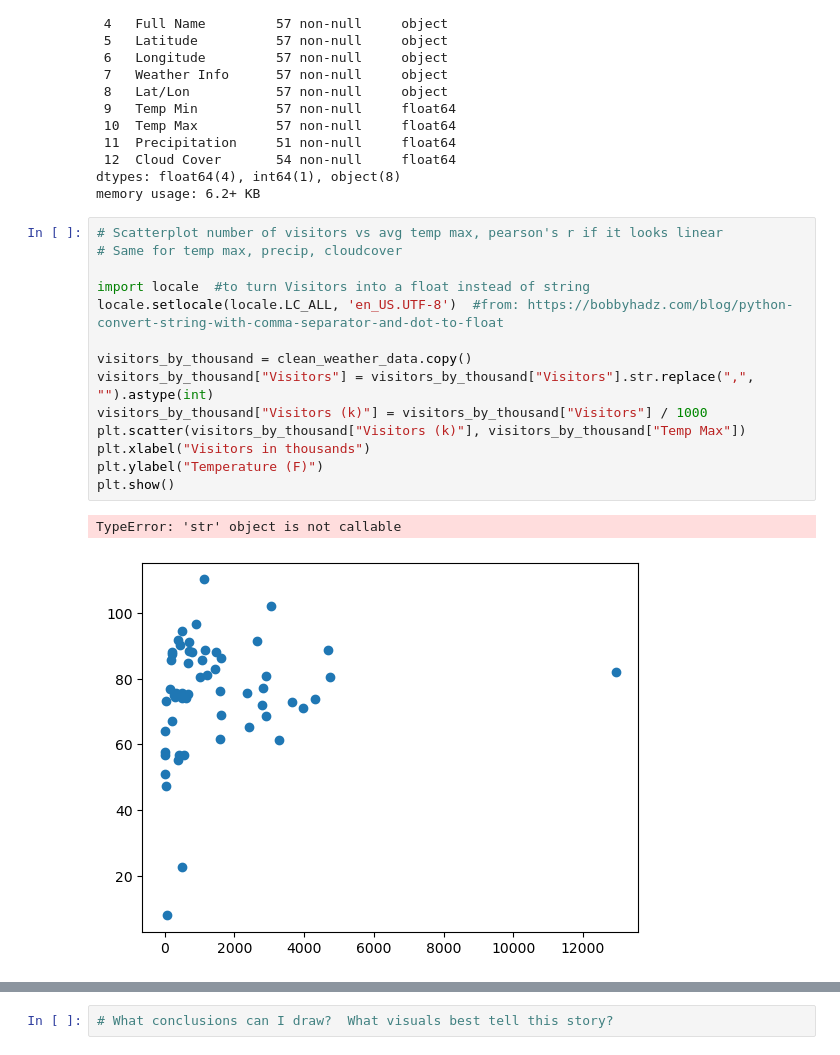
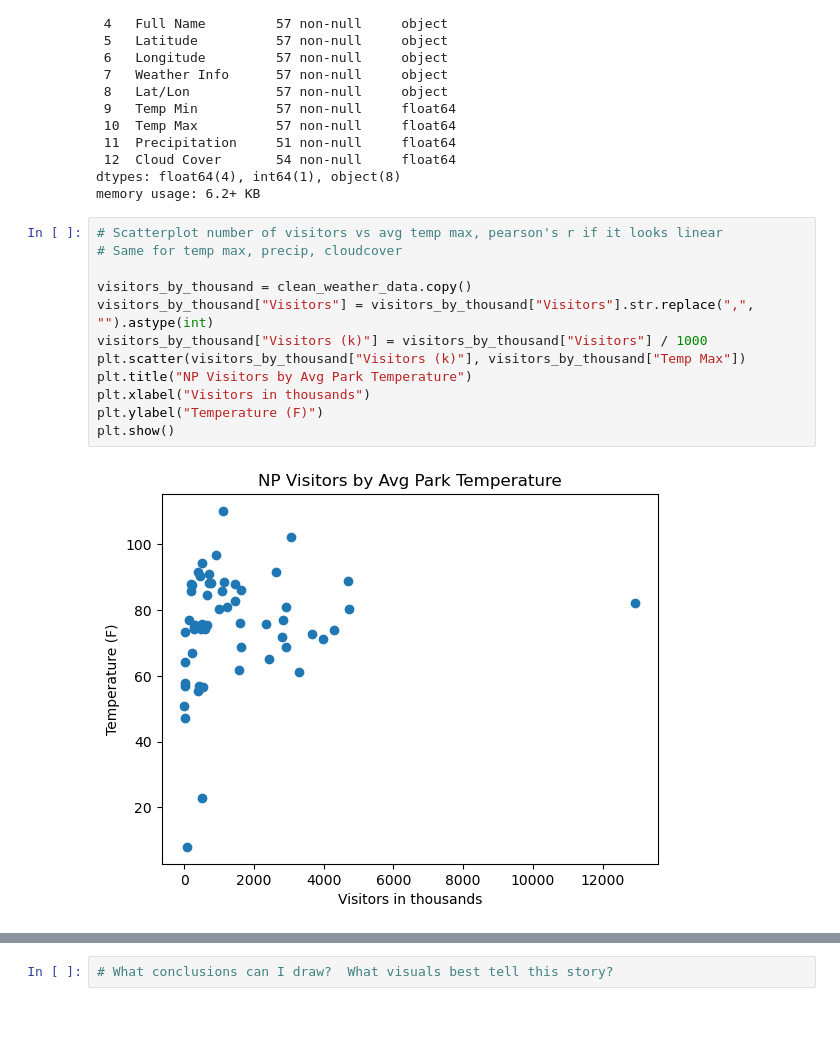
Before and after one commit to JessicaRBailey/Group_CA, a Jupyter notebook: Park_weather/weather.ipynb, the cells around one changed output, grey strips where cells are left out. Cells and saved outputs as stored; diff of their text form; blank space fills up the shorter version.

Commit message:
Weather notebook, 2 weather charts

```diff
--- a/Park_weather/weather.ipynb
+++ b/Park_weather/weather.ipynb
@@ -309,17 +309,14 @@ memory usage: 6.2+ KB
 # %%
 # Scatterplot number of visitors vs avg temp max, pearson's r if it looks linear
 # Same for temp max, precip, cloudcover
-
-import locale  #to turn Visitors into a float instead of string
-locale.setlocale(locale.LC_ALL, 'en_US.UTF-8')  #from: https://bobbyhadz.com/blog/python-convert-string-with-comma-separator-and-dot-to-float
 
 visitors_by_thousand = clean_weather_data.copy()
 visitors_by_thousand["Visitors"] = visitors_by_thousand["Visitors"].str.replace(",", "").astype(int)
 visitors_by_thousand["Visitors (k)"] = visitors_by_thousand["Visitors"] / 1000
 plt.scatter(visitors_by_thousand["Visitors (k)"], visitors_by_thousand["Temp Max"])
+plt.title("NP Visitors by Avg Park Temperature")
 plt.xlabel("Visitors in thousands")
 plt.ylabel("Temperature (F)")
 plt.show()
 # %% [output]
-TypeError: 'str' object is not callable
-[figure, old version]
+[figure, new version]
```
Also changed, not shown: parts of 9 cells of this notebook, 2 other files.
